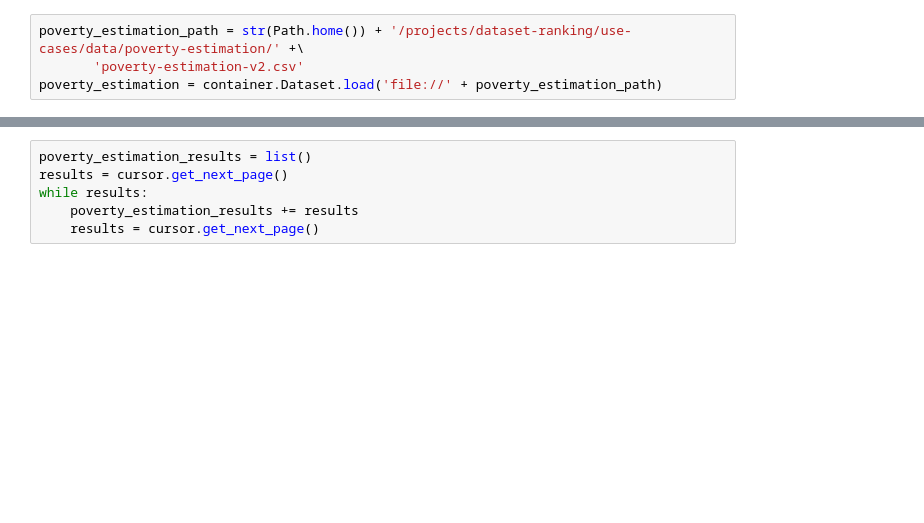
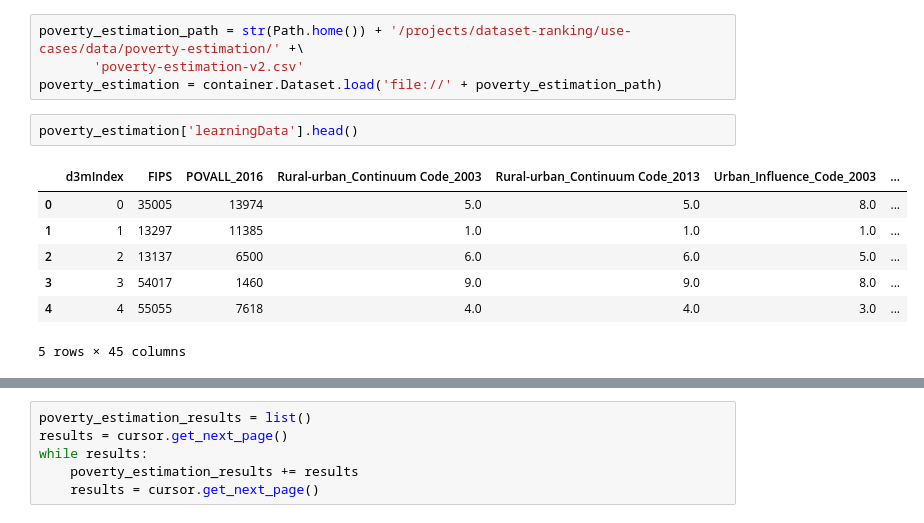
Before and after one commit to VIDA-NYU/prida, a Jupyter notebook: use-cases/datamart-data/download-datamart-datasets-joinable-with-query-datasets.ipynb, the cells around one changed output, grey strips where cells are left out. Drawn from its saved outputs; the diff is of its cells as text; blank space fills up the shorter version.

```diff
--- a/use-cases/datamart-data/download-datamart-datasets-joinable-with-query-datasets.ipynb
+++ b/use-cases/datamart-data/download-datamart-datasets-joinable-with-query-datasets.ipynb
@@ -353,4 +444,14 @@ college_debt_training_records = download_datasets_and_generate_training_records(
 poverty_estimation_path = str(Path.home()) + '/projects/dataset-ranking/use-cases/data/poverty-estimation/' +\
        'poverty-estimation-v2.csv'
 poverty_estimation = container.Dataset.load('file://' + poverty_estimation_path)
+# %%
+poverty_estimation['learningData'].head()
+# %% [output]
+|  | d3mIndex | FIPS | POVALL_2016 | Rural-urban_Continuum Code_2003 | Rural-urban_Continuum Code_2013 | Urban_Influence_Code_2003 | ... |
+| 0 | 0 | 35005 | 13974 | 5.0 | 5.0 | 8.0 | ... |
+| 1 | 1 | 13297 | 11385 | 1.0 | 1.0 | 1.0 | ... |
+| 2 | 2 | 13137 | 6500 | 6.0 | 6.0 | 5.0 | ... |
+| 3 | 3 | 54017 | 1460 | 9.0 | 9.0 | 8.0 | ... |
+| 4 | 4 | 55055 | 7618 | 4.0 | 4.0 | 3.0 | ... |
+5 rows × 45 columns
 # %%
```
Also changed, not shown: parts of 24 cells of this notebook, 2 other files.
